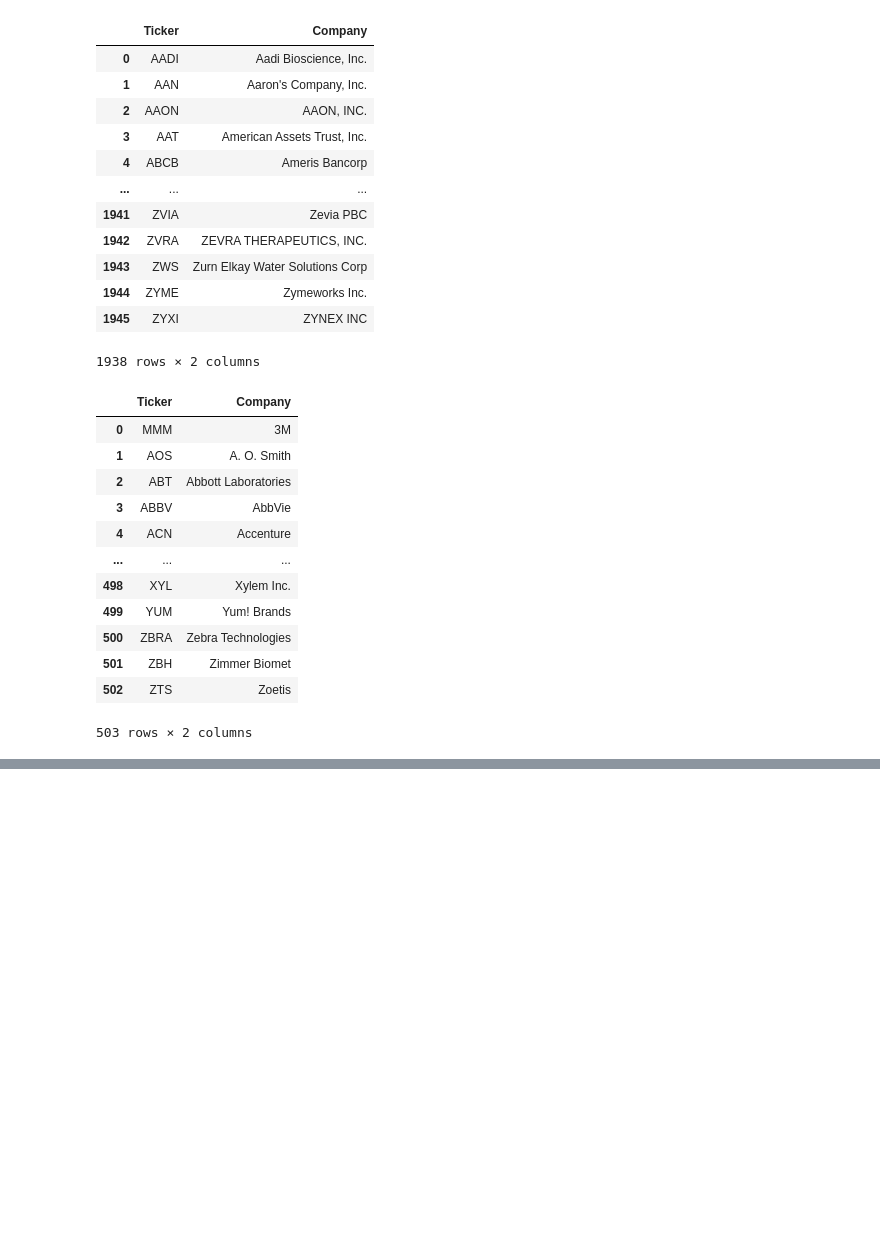
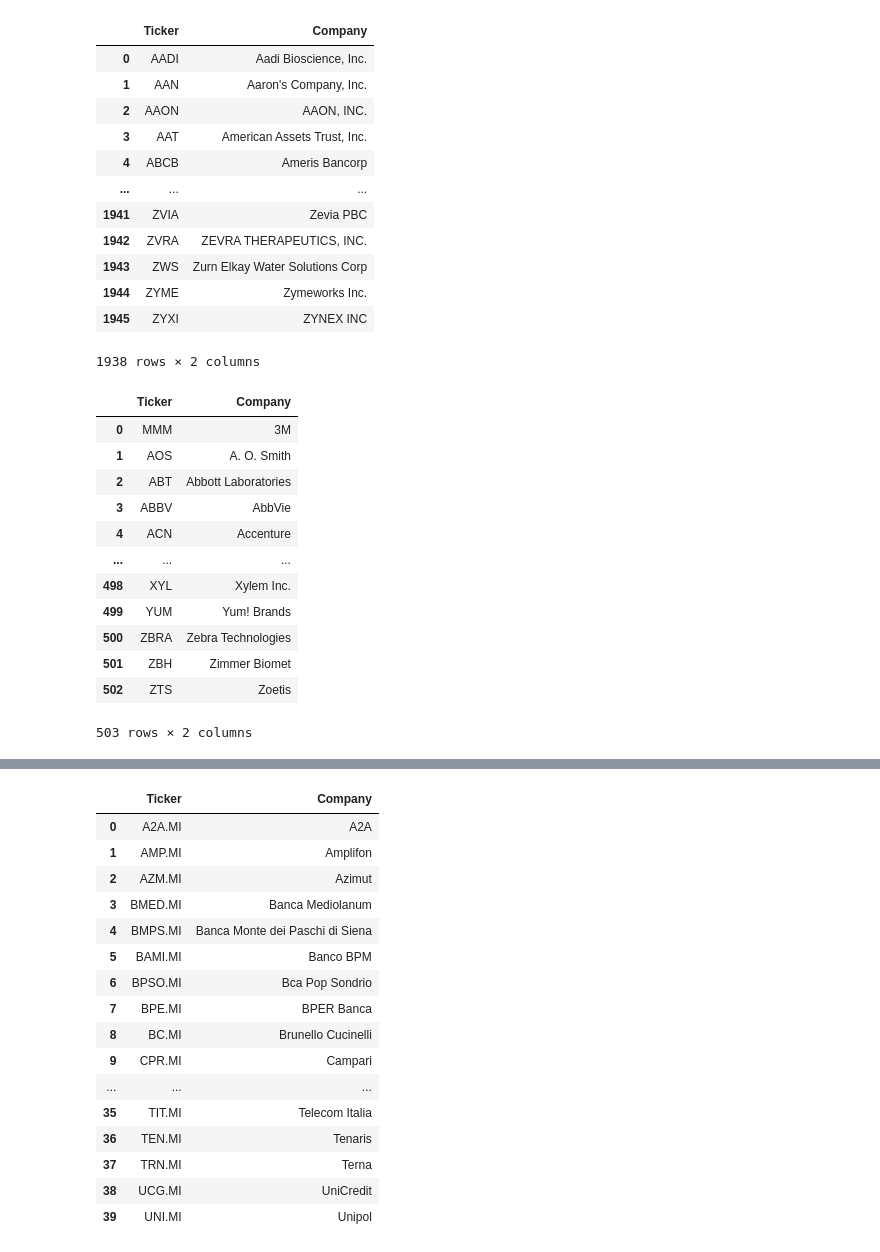
Before and after one commit to Gabriel-PEZ/Pi.Squared.Trading, a Jupyter notebook: Indices boursiers/data.ipynb, the cells around one changed output, grey strips where cells are left out. Cells and saved outputs as stored; diff of their text form; code cells hidden in the pictures; blank space fills up the shorter version.

```diff
--- a/Indices boursiers/data.ipynb
+++ b/Indices boursiers/data.ipynb
@@ -62,0 +129,34 @@ df_sp500
+# %%
+# Récupération de la liste des entreprises du FTSE MIB
+url_ftsemib = "https://en.wikipedia.org/wiki/FTSE_MIB"
+df_fstemib = dgf.obtenir_liste_entreprises(url_ftsemib, 'FTSE MIB')
+
+df_fstemib = df_fstemib.drop(columns=[
+    'ISIN', 'ICB Sector'
+])
+
+cols = df_fstemib.columns.tolist()  # Récupère la liste des noms de colonnes
+cols = [cols[1]] + cols[:1]
+
+df_fstemib = df_fstemib[cols]  # Réapplique l'ordre des colonnes au DataFrame
+df_fstemib
+
+df_fstemib
+# %% [output]
+|  | Ticker | Company |
+| 0 | A2A.MI | A2A |
+| 1 | AMP.MI | Amplifon |
+| 2 | AZM.MI | Azimut |
+| 3 | BMED.MI | Banca Mediolanum |
+| 4 | BMPS.MI | Banca Monte dei Paschi di Siena |
+| 5 | BAMI.MI | Banco BPM |
+| 6 | BPSO.MI | Bca Pop Sondrio |
+| 7 | BPE.MI | BPER Banca |
+| 8 | BC.MI | Brunello Cucinelli |
+| 9 | CPR.MI | Campari |
+| ... | ... | ... |
+| 35 | TIT.MI | Telecom Italia |
+| 36 | TEN.MI | Tenaris |
+| 37 | TRN.MI | Terna |
+| 38 | UCG.MI | UniCredit |
+| 39 | UNI.MI | Unipol |
```
Also changed, not shown: parts of 8 cells of this notebook, 1 other file.
